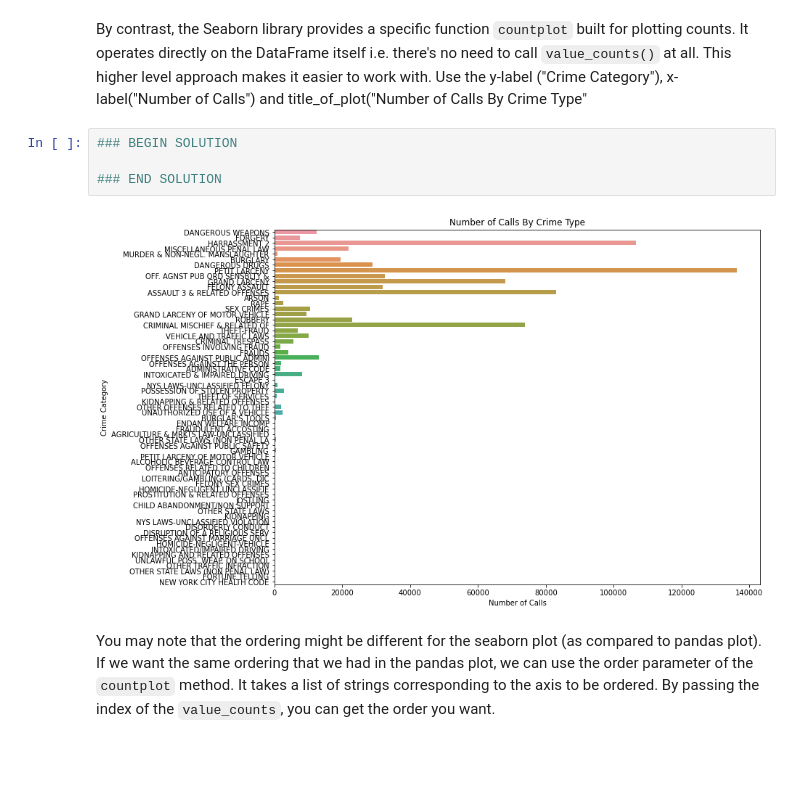
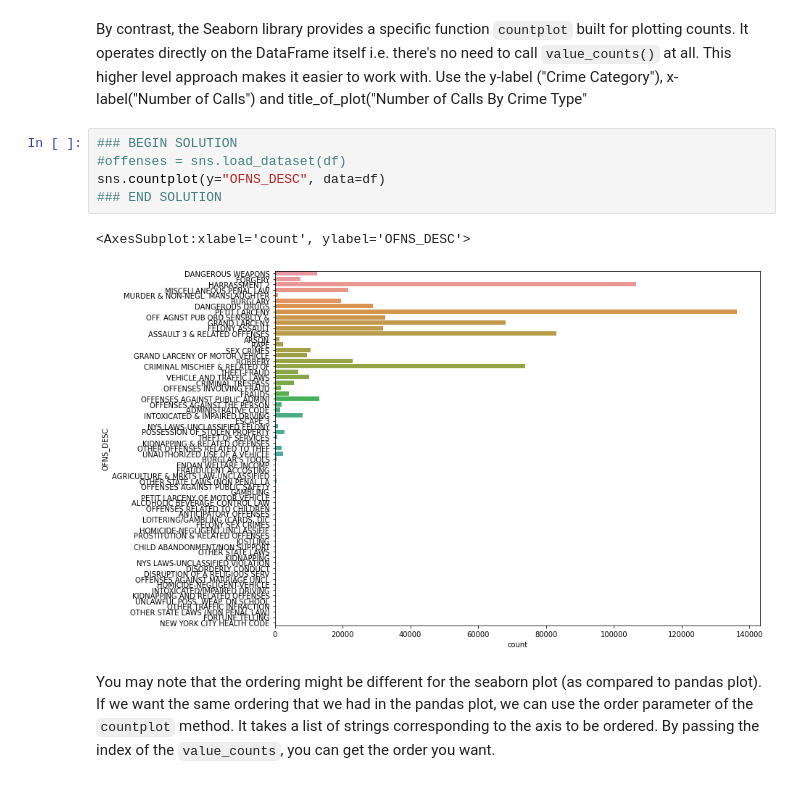
Before and after one commit to JakeTc/DSLabs, a Jupyter notebook: 91_jt919_Lab3.ipynb, the cells around one changed output. Saved outputs shown, nothing was run; the diff lists cells and outputs as text; blank space fills up the shorter version.

```diff
--- a/91_jt919_Lab3.ipynb
+++ b/91_jt919_Lab3.ipynb
@@ -418,9 +436,11 @@ The plot above can be messy as it plots all offenses. Plot only the offenses tha
 By contrast, the Seaborn library provides a specific function `countplot` built for plotting counts. It operates directly on the DataFrame itself i.e. there's no need to call `value_counts()` at all. This higher level approach makes it easier to work with. Use the y-label ("Crime Category"), x-label("Number of Calls") and title_of_plot("Number of Calls By Crime Type"
 # %%
 ### BEGIN SOLUTION
-
+#offenses = sns.load_dataset(df)
+sns.countplot(y="OFNS_DESC", data=df)
 ### END SOLUTION
 # %% [output]
+<AxesSubplot:xlabel='count', ylabel='OFNS_DESC'>
-[figure, old version]
+[figure, new version]
 # %% [markdown]
 You may note that the ordering might be different for the seaborn plot (as compared to pandas plot). If we want the same ordering that we had in the pandas plot, we can use the order parameter of the `countplot` method. It takes a list of strings corresponding to the axis to be ordered. By passing the index of the `value_counts`, you can get the order you want.
```
Also changed, not shown: parts of 19 cells of this notebook.
